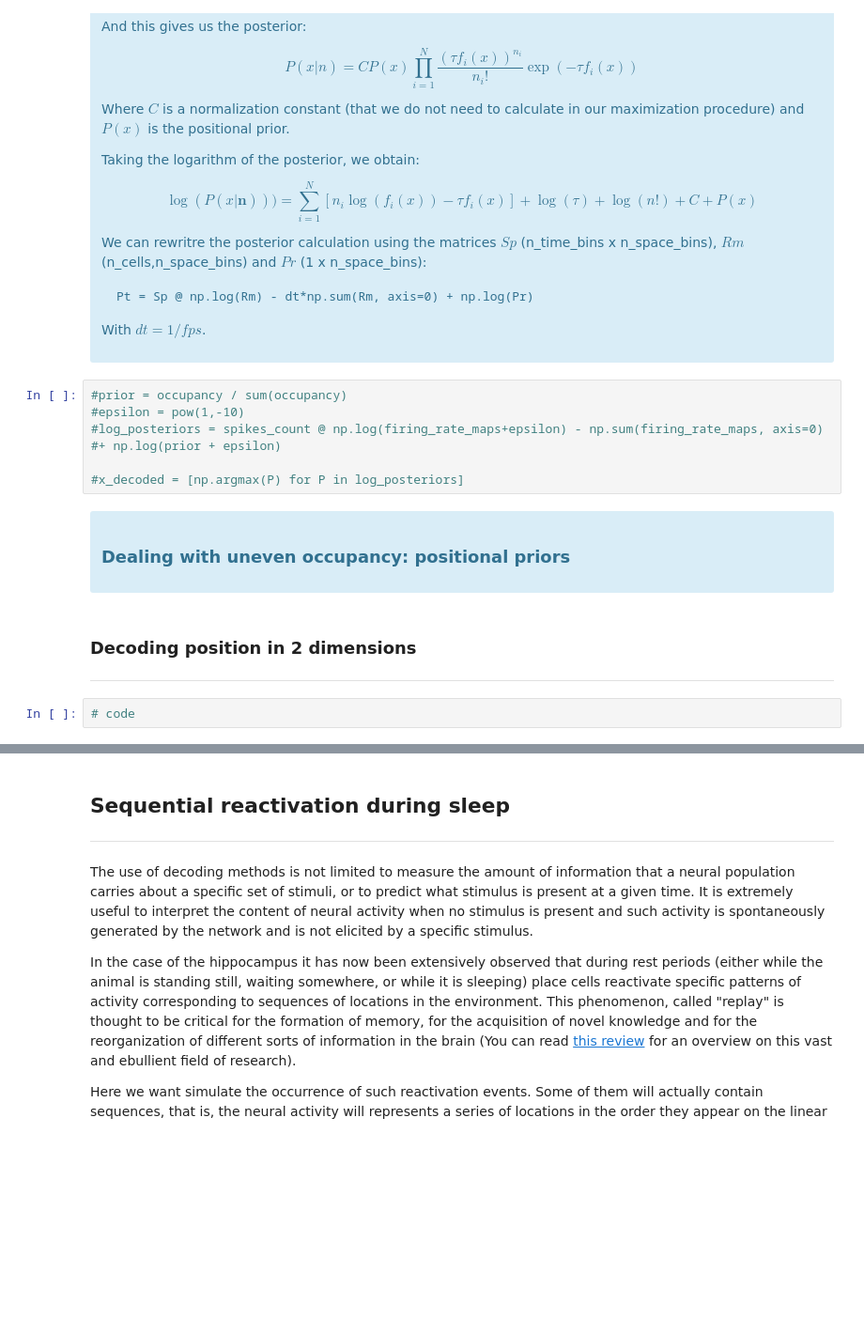
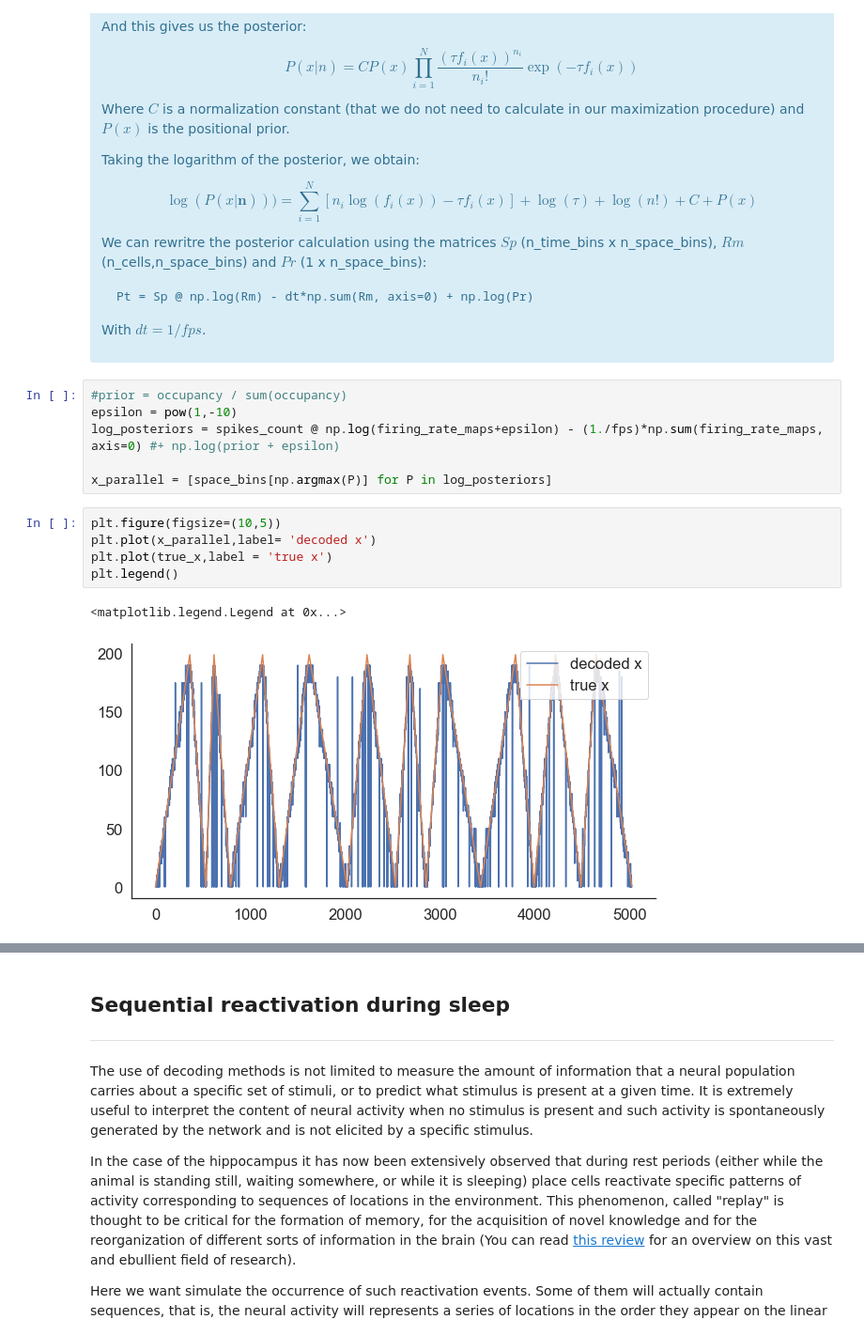
Before and after one commit to xamweil/population-methods, a Jupyter notebook: 02-bayes-decoding/bayes-decoding.ipynb, the cells around one changed output, grey strips where cells are left out. Shown at 94% size. Cells and saved outputs as stored; diff of their text form; blank space fills up the shorter version.

```diff
--- a/02-bayes-decoding/bayes-decoding.ipynb
+++ b/02-bayes-decoding/bayes-decoding.ipynb
@@ -195,16 +198,15 @@ Pt = Sp @ np.log(Rm) - dt*np.sum(Rm, axis=0) + np.log(Pr)
 With $dt=1/fps$.
 # %%
 #prior = occupancy / sum(occupancy)
-#epsilon = pow(1,-10)
-#log_posteriors = spikes_count @ np.log(firing_rate_maps+epsilon) - np.sum(firing_rate_maps, axis=0) #+ np.log(prior + epsilon)
+epsilon = pow(1,-10)
+log_posteriors = spikes_count @ np.log(firing_rate_maps+epsilon) - (1./fps)*np.sum(firing_rate_maps, axis=0) #+ np.log(prior + epsilon)
 
-#x_decoded = [np.argmax(P) for P in log_posteriors]
+x_parallel = [space_bins[np.argmax(P)] for P in log_posteriors]
-# %% [markdown]
-<div class="alert alert-block alert-info">
-
-### Dealing with uneven occupancy: positional priors
-# %% [markdown]
-### Decoding position in 2 dimensions
----
-# %%
-# code
+# %%
+plt.figure(figsize=(10,5))
+plt.plot(x_parallel,label= 'decoded x')
+plt.plot(true_x,label = 'true x')
+plt.legend()
+# %% [output]
+<matplotlib.legend.Legend at 0x...>
+[figure, added]
```
Also changed, not shown: parts of 15 cells of this notebook.
